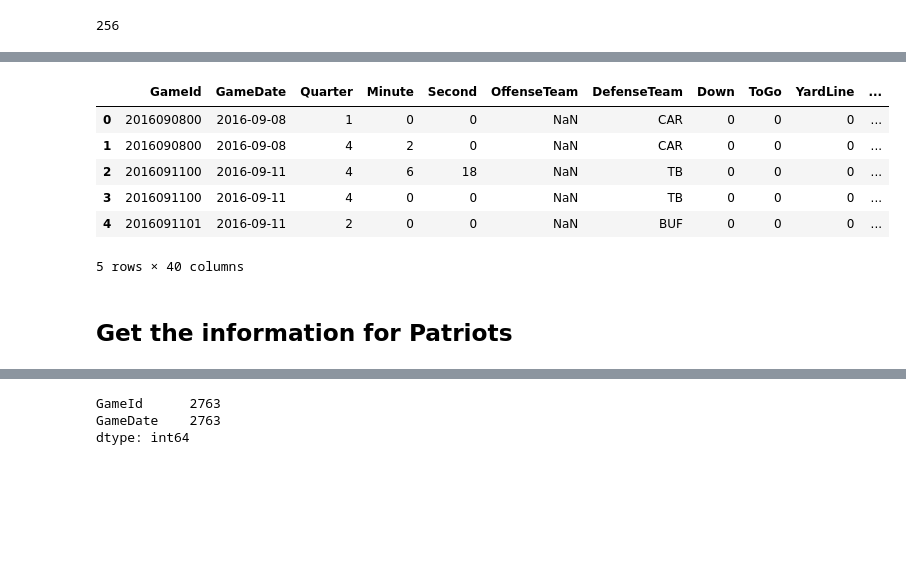
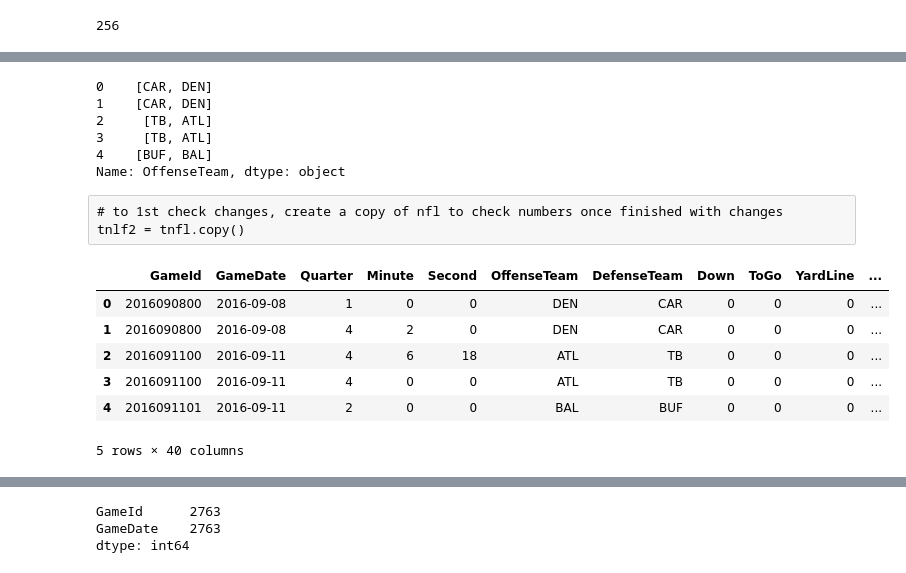
Before and after one commit to michaelrojas/nfl_2016, a Jupyter notebook: nfl_play_by_play_2016.ipynb, the cells around one changed output, grey strips where cells are left out. Drawn from its saved outputs; the diff is of its cells as text; code cells hidden in the pictures; blank space fills up the shorter version.

```diff
--- a/nfl_play_by_play_2016.ipynb
+++ b/nfl_play_by_play_2016.ipynb
@@ -201,15 +215,12 @@ tnfl = nfl.copy()
 # %%
 # "back-fill" Offense Teams where value is null
-tnfl[tnfl.OffenseTeam.isnull()].head()
-
-tnfl.fillna
+tnfl.OffenseTeam = tnfl.OffenseTeam.fillna(tnfl.GameId.map(game_dict))
-# %% [output]
-|  | GameId | GameDate | Quarter | Minute | Second | OffenseTeam | DefenseTeam | Down | ToGo | YardLine | ... |
-| 0 | 2016090800 | 2016-09-08 | 1 | 0 | 0 | NaN | CAR | 0 | 0 | 0 | ... |
-| 1 | 2016090800 | 2016-09-08 | 4 | 2 | 0 | NaN | CAR | 0 | 0 | 0 | ... |
-| 2 | 2016091100 | 2016-09-11 | 4 | 6 | 18 | NaN | TB | 0 | 0 | 0 | ... |
-| 3 | 2016091100 | 2016-09-11 | 4 | 0 | 0 | NaN | TB | 0 | 0 | 0 | ... |
-| 4 | 2016091101 | 2016-09-11 | 2 | 0 | 0 | NaN | BUF | 0 | 0 | 0 | ... |
-5 rows × 40 columns
-# %% [markdown]
-## Get the information for Patriots
+# %%
+tnfl.OffenseTeam.head()
+# %% [output]
+0    [CAR, DEN]
+1    [CAR, DEN]
+2     [TB, ATL]
+3     [TB, ATL]
+4    [BUF, BAL]
+Name: OffenseTeam, dtype: object
@@ -215,0 +233,3 @@ tnfl.fillna
+# %% [raw]
+# to 1st check changes, create a copy of nfl to check numbers once finished with changes
+tnlf2 = tnfl.copy()
@@ -215,0 +240,10 @@ tnfl.fillna
+# %%
+tnlf2.head()
+# %% [output]
+|  | GameId | GameDate | Quarter | Minute | Second | OffenseTeam | DefenseTeam | Down | ToGo | YardLine | ... |
+| 0 | 2016090800 | 2016-09-08 | 1 | 0 | 0 | DEN | CAR | 0 | 0 | 0 | ... |
+| 1 | 2016090800 | 2016-09-08 | 4 | 2 | 0 | DEN | CAR | 0 | 0 | 0 | ... |
+| 2 | 2016091100 | 2016-09-11 | 4 | 6 | 18 | ATL | TB | 0 | 0 | 0 | ... |
+| 3 | 2016091100 | 2016-09-11 | 4 | 0 | 0 | ATL | TB | 0 | 0 | 0 | ... |
+| 4 | 2016091101 | 2016-09-11 | 2 | 0 | 0 | BAL | BUF | 0 | 0 | 0 | ... |
+5 rows × 40 columns
```
Also changed, not shown: parts of 15 cells of this notebook.
